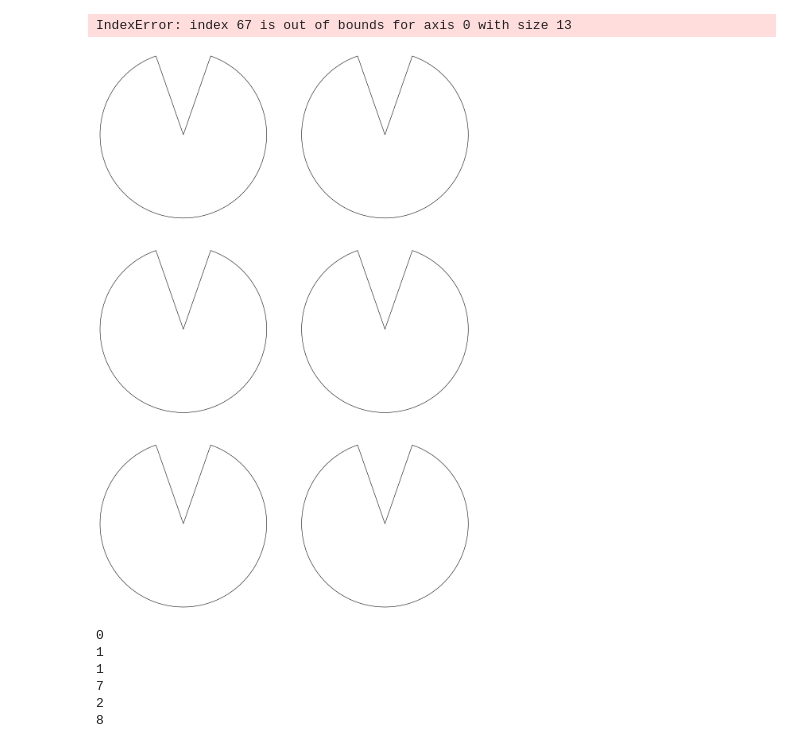
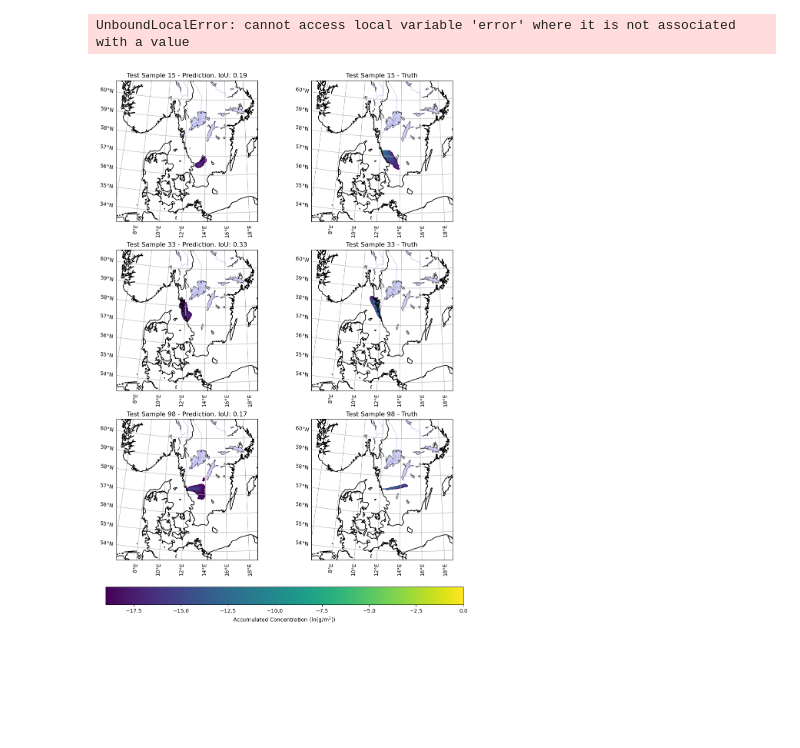
Before and after one commit to chaytonb/snap_emulator, a Jupyter notebook: test.ipynb, the cells around one changed output. Saved outputs shown, nothing was run; the diff lists cells and outputs as text; code cells hidden in the pictures; blank space fills up the shorter version.

```diff
--- a/test.ipynb
+++ b/test.ipynb
@@ -129,27 +5,0 @@ model = snap_data
-# %%
-import sys
-import random
-
-# Specify the path to the directory containing the .py file
-path_to_module = '/lustre/storeB/users/chbou7748/snap_tools/'
-sys.path.append(path_to_module)
-
-import snap_map
-
-snap_map.plot_var_unet(pred_conc_array, true_conc_array, var='PMCH_acc_concentration', scale='linear', maxval=0, minval=-19)
-# %% [output]
-IndexError: index 67 is out of bounds for axis 0 with size 13
-[figure, removed]
-# %%
-indices = [1, 7, 8]
-
-for i, index in enumerate(indices):
-    print(i)
-    print(index)
-# %% [output]
-0
-1
-1
-7
-2
-8
@@ -156 +16,14 @@ for i, index in enumerate(indices):
+# %%
+importances_iou  = model_eval.permutation_importance(model, X_data, y_test, metric='iou')
+importances_mse  = model_eval.permutation_importance(model, X_data, y_test, metric='mse')
+
+# Produce plots for permutation importance
+model_eval.plot_importances(importances_iou, metric='iou')
+model_eval.plot_importances(importances_mse, metric='mse')
+# %% [output]
+UnboundLocalError: cannot access local variable 'error' where it is not associated with a value
+# %%
+model_eval.plot_var_unet(pred_conc_array.copy(), true_conc_array.copy(), maxval=0, minval=-19)
+# %% [output]
+[figure, added]
 # %%
```
Also changed, not shown: parts of 7 cells of this notebook, 22 other files.
